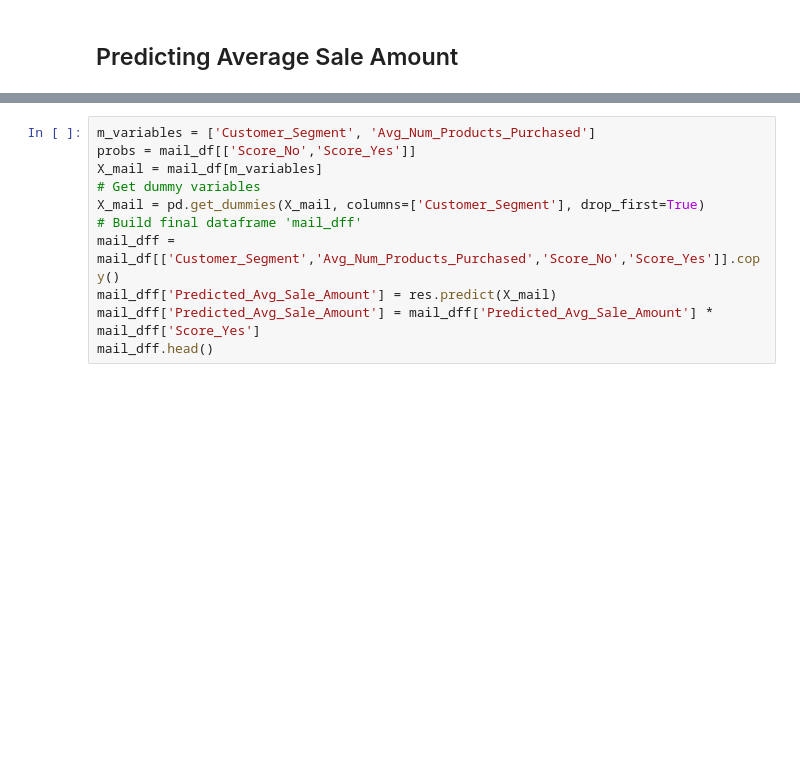
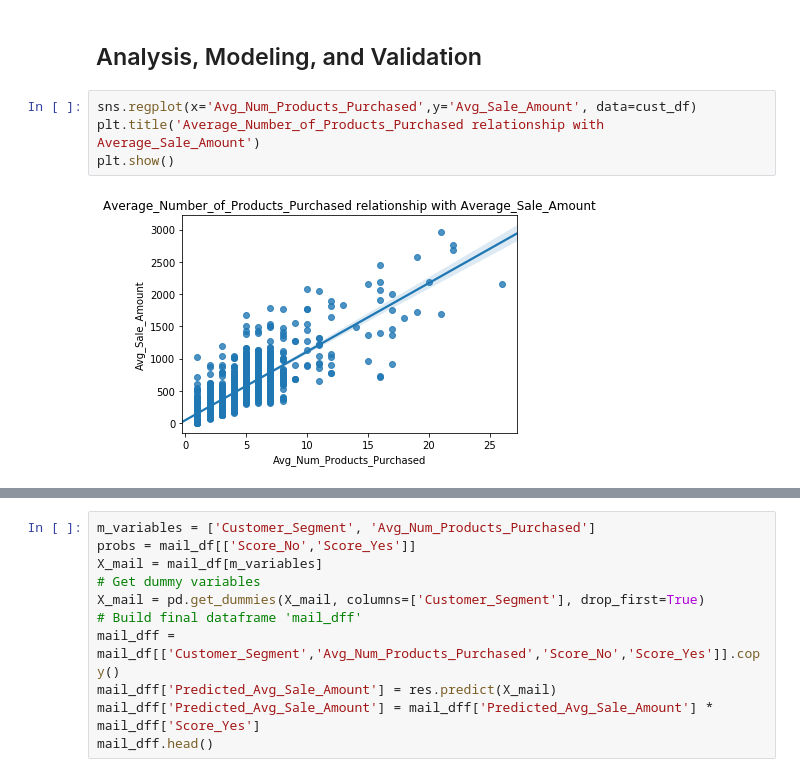
Before and after one commit to cgman64/predictive-analytics, a Jupyter notebook: predicting-catalog-demand.ipynb, the cells around one changed output, grey strips where cells are left out. Drawn from its saved outputs; the diff is of its cells as text; blank space fills up the shorter version.

```diff
--- a/predicting-catalog-demand.ipynb
+++ b/predicting-catalog-demand.ipynb
@@ -28,5 +51,11 @@ display(mail_df.head())
 | 2 | Adele Hallman | Loyalty Club Only | 2931 | 5219 S Delaware St | Englewood | CO | 80110 | 101 | ... |
 | 3 | Alejandra Baird | Loyalty Club Only | 2231 | 2301 Lawrence St | Denver | CO | 80205 | 103 | ... |
 | 4 | Alice Dewitt | Loyalty Club Only | 2530 | 5549 S Hannibal Way | Centennial | CO | 80015 | 104 | ... |
-# %% [markdown]
-## Predicting Average Sale Amount
+# %% [markdown]
+## Analysis, Modeling, and Validation
+# %%
+sns.regplot(x='Avg_Num_Products_Purchased',y='Avg_Sale_Amount', data=cust_df)
+plt.title('Average_Number_of_Products_Purchased relationship with Average_Sale_Amount')
+plt.show()
+# %% [output]
+[figure, added]
```
Also changed, not shown: parts of 6 cells of this notebook.
